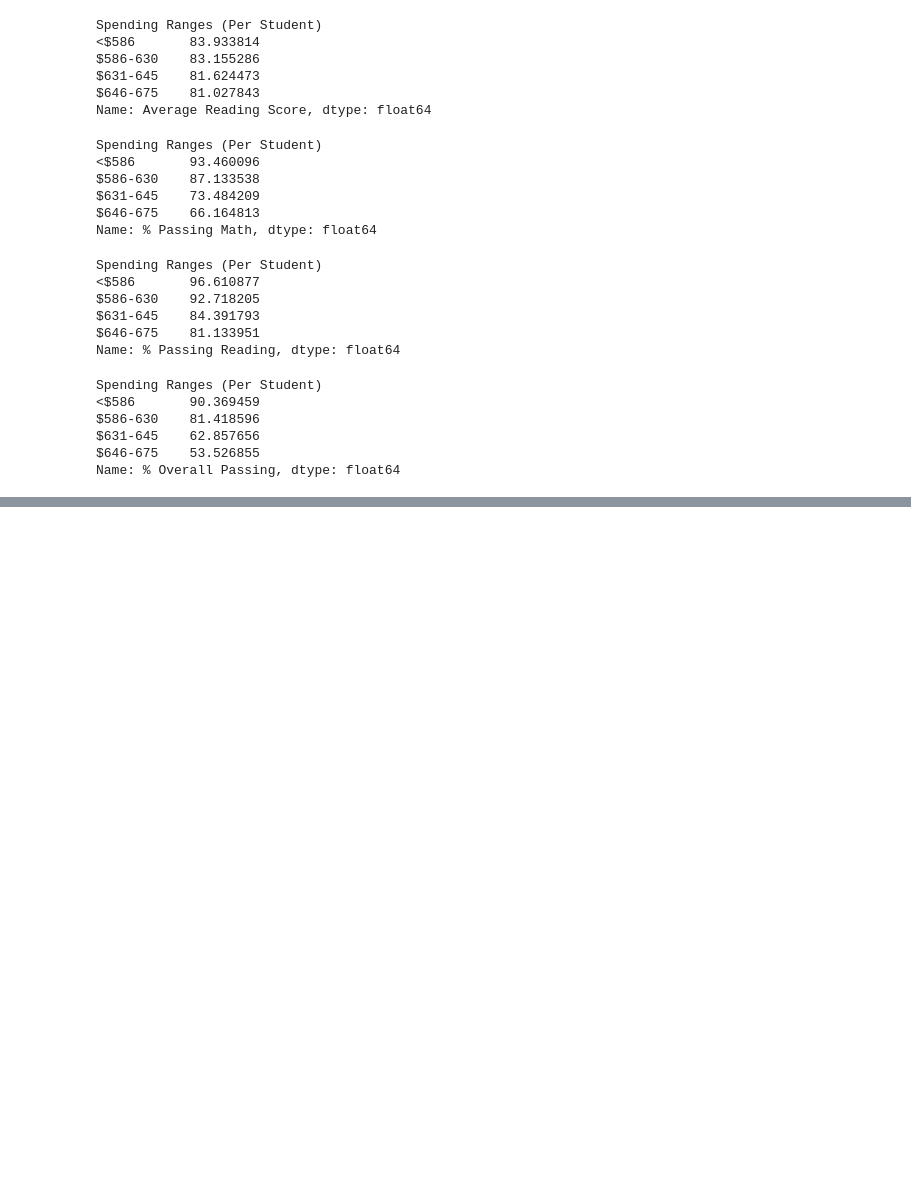
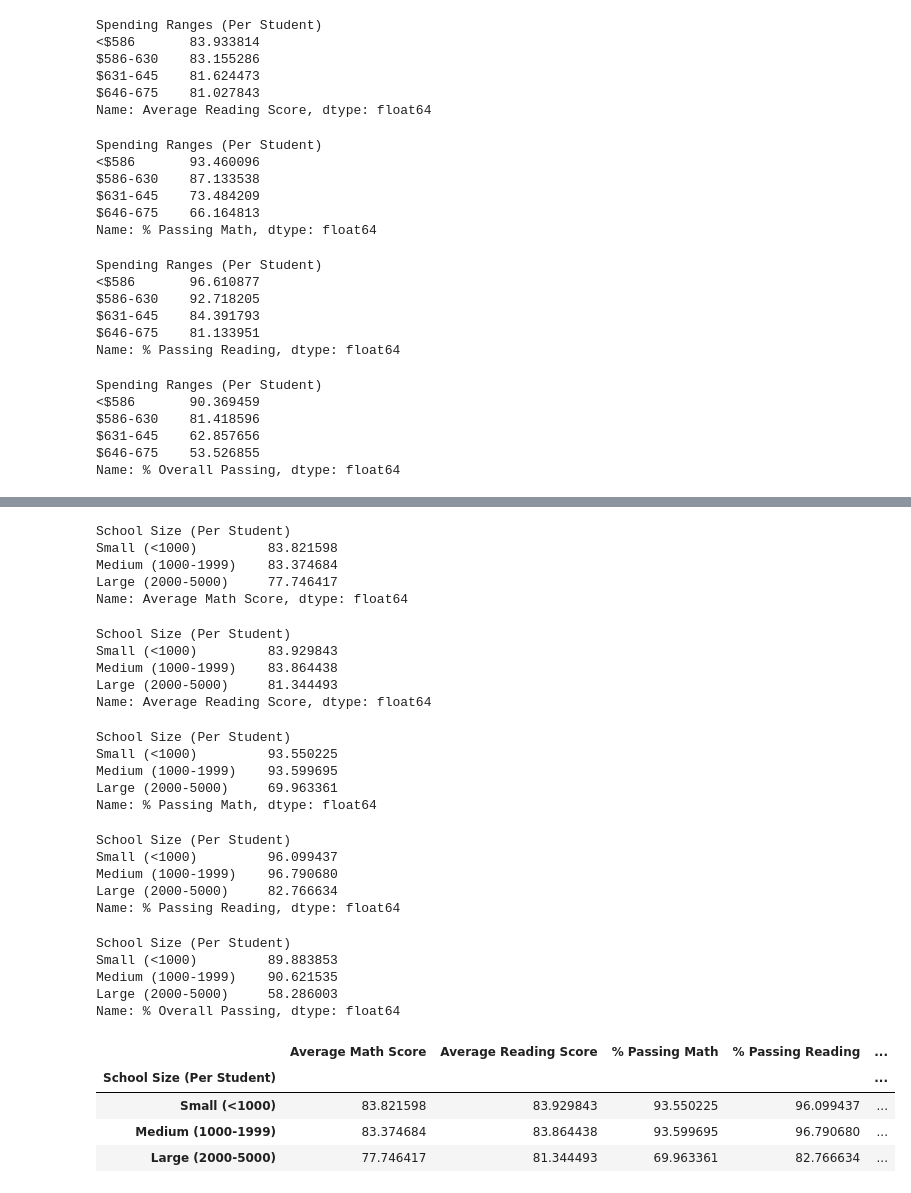
Before and after one commit to cbrito3/School_District_Analysis, a Jupyter notebook: PyCitySchools.ipynb, the cells around one changed output, grey strips where cells are left out. Cells and saved outputs as stored; diff of their text form; code cells hidden in the pictures; blank space fills up the shorter version.

Commit message:
scores by school size.

```diff
--- a/PyCitySchools.ipynb
+++ b/PyCitySchools.ipynb
@@ -1949,0 +2002,66 @@ spending_summary_df
+# %%
+# Calculate averages for the desired columns.
+spending_math_scores = per_school_summary_df.groupby(["School Size (Per Student)"]).mean()["Average Math Score"]
+
+spending_math_scores
+# %% [output]
+School Size (Per Student)
+Small (<1000)         83.821598
+Medium (1000-1999)    83.374684
+Large (2000-5000)     77.746417
+Name: Average Math Score, dtype: float64
+# %%
+spending_reading_scores = per_school_summary_df.groupby(["School Size (Per Student)"]).mean()["Average Reading Score"]
+
+spending_reading_scores
+# %% [output]
+School Size (Per Student)
+Small (<1000)         83.929843
+Medium (1000-1999)    83.864438
+Large (2000-5000)     81.344493
+Name: Average Reading Score, dtype: float64
+# %%
+spending_passing_math = per_school_summary_df.groupby(["School Size (Per Student)"]).mean()["% Passing Math"]
+
+spending_passing_math
+# %% [output]
+School Size (Per Student)
+Small (<1000)         93.550225
+Medium (1000-1999)    93.599695
+Large (2000-5000)     69.963361
+Name: % Passing Math, dtype: float64
+# %%
+spending_passing_reading = per_school_summary_df.groupby(["School Size (Per Student)"]).mean()["% Passing Reading"]
+
+spending_passing_reading
+# %% [output]
+School Size (Per Student)
+Small (<1000)         96.099437
+Medium (1000-1999)    96.790680
+Large (2000-5000)     82.766634
+Name: % Passing Reading, dtype: float64
+# %%
+overall_passing_spending = per_school_summary_df.groupby(["School Size (Per Student)"]).mean()["% Overall Passing"]
+
+overall_passing_spending
+# %% [output]
+School Size (Per Student)
+Small (<1000)         89.883853
+Medium (1000-1999)    90.621535
+Large (2000-5000)     58.286003
+Name: % Overall Passing, dtype: float64
+# %%
+per_school_summary_df = pd.DataFrame({
+          "Average Math Score" : spending_math_scores,
+          "Average Reading Score": spending_reading_scores,
+          "% Passing Math": spending_passing_math,
+          "% Passing Reading": spending_passing_reading,
+          "% Overall Passing": overall_passing_spending})
+
+per_school_summary_df
+# %% [output]
+|  | Average Math Score | Average Reading Score | % Passing Math | % Passing Reading | ... |
+| School Size (Per Student) |  |  |  |  | ... |
+| Small (<1000) | 83.821598 | 83.929843 | 93.550225 | 96.099437 | ... |
+| Medium (1000-1999) | 83.374684 | 83.864438 | 93.599695 | 96.790680 | ... |
+| Large (2000-5000) | 77.746417 | 81.344493 | 69.963361 | 82.766634 | ... |
```
Also changed, not shown: parts of 12 cells of this notebook.
